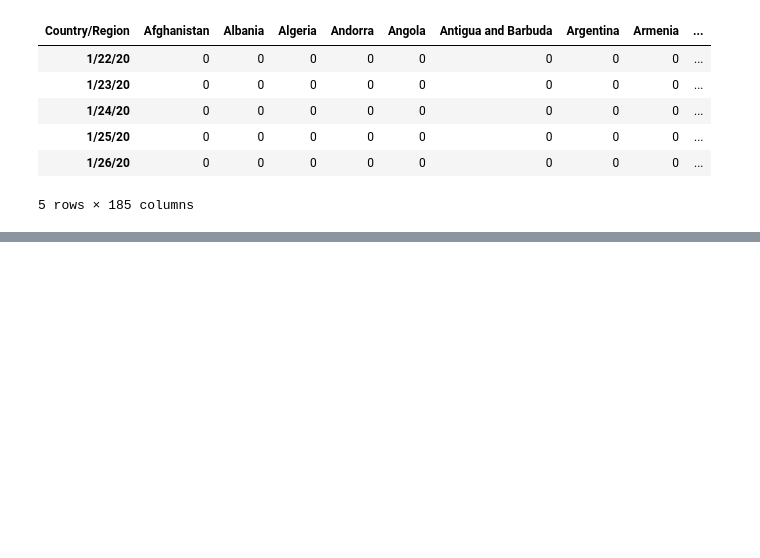
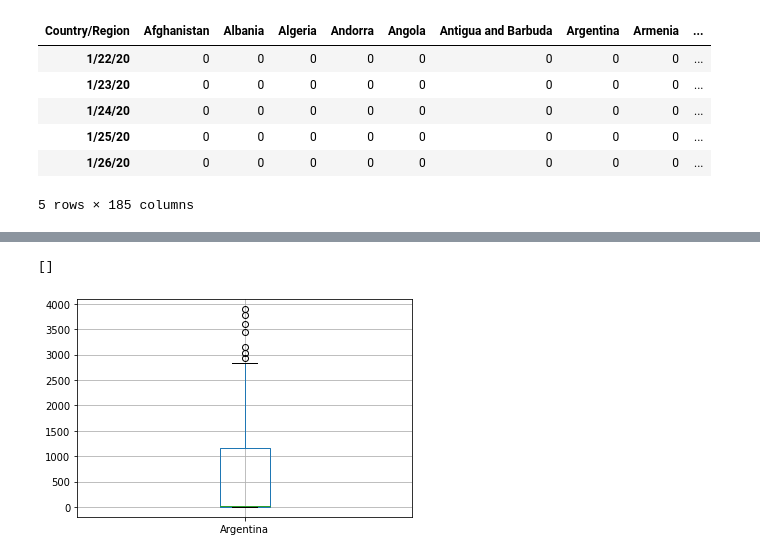
Before and after one commit to guillermohenrion/Intro-Python, a Jupyter notebook: Exploración_con_pandas.ipynb, the cells around one changed output, grey strips where cells are left out. Saved outputs shown, nothing was run; the diff lists cells and outputs as text; code cells hidden in the pictures; blank space fills up the shorter version.

```diff
--- a/Exploración_con_pandas.ipynb
+++ b/Exploración_con_pandas.ipynb
@@ -56,3 +93,8 @@ df_covid_t.head()
+# %%
+pd.DataFrame(df_covid_t['Argentina']).boxplot(column='Argentina').plot()
+# %% [output]
+[]
+[figure, added]
 # %%
 # Tomo data desde t0 para algunos paies
 df_covid_t.head()
```
Also changed, not shown: parts of 8 cells of this notebook.
